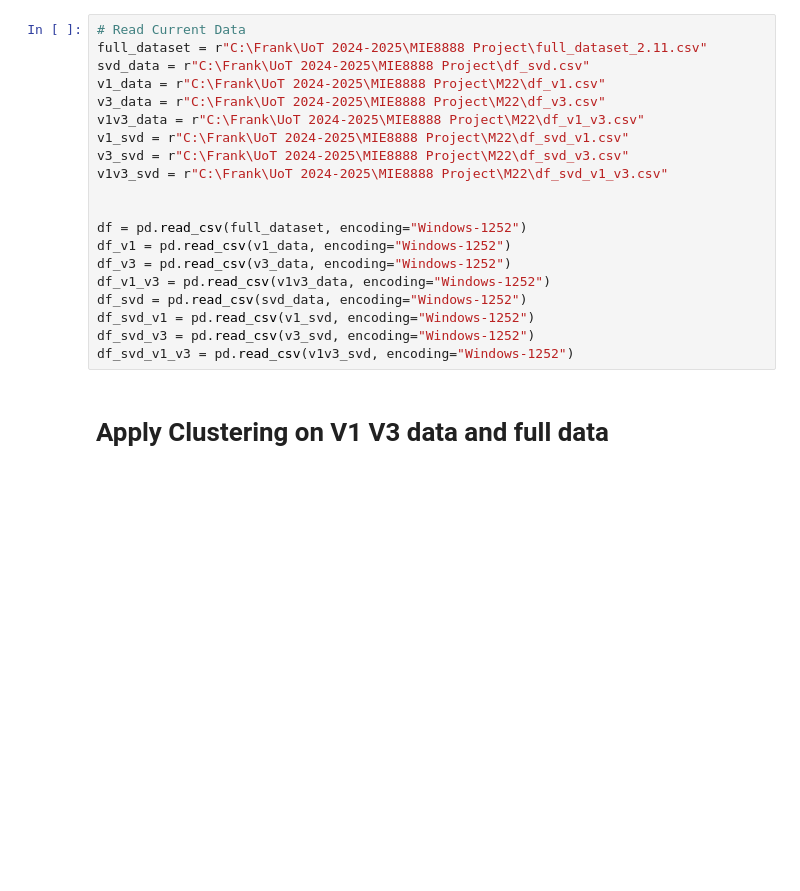
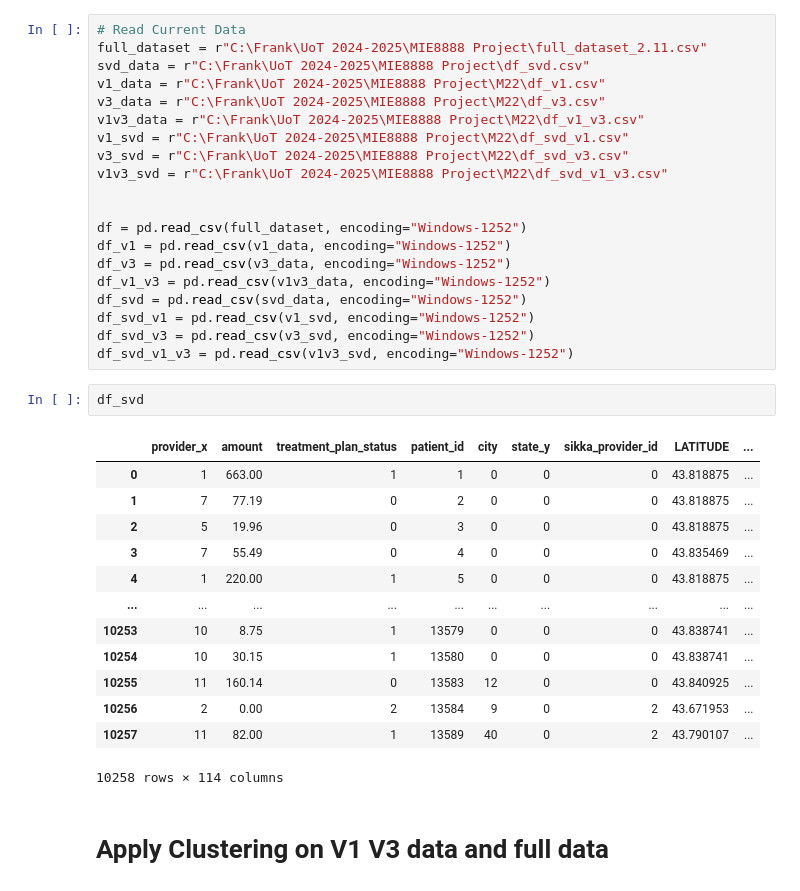
Before and after one commit to Fulankeee/SmilePass, a Jupyter notebook: Recommondation_Trajectory/Statistical_insights_clustering.ipynb, the cells around one changed output. Drawn from its saved outputs; the diff is of its cells as text; blank space fills up the shorter version.

```diff
--- a/Recommondation_Trajectory/Statistical_insights_clustering.ipynb
+++ b/Recommondation_Trajectory/Statistical_insights_clustering.ipynb
@@ -28,6 +28,22 @@ df_svd = pd.read_csv(svd_data, encoding="Windows-1252")
 df_svd_v1 = pd.read_csv(v1_svd, encoding="Windows-1252")
 df_svd_v3 = pd.read_csv(v3_svd, encoding="Windows-1252")
 df_svd_v1_v3 = pd.read_csv(v1v3_svd, encoding="Windows-1252")
+# %%
+df_svd
+# %% [output]
+|  | provider_x | amount | treatment_plan_status | patient_id | city | state_y | sikka_provider_id | LATITUDE | ... |
+| 0 | 1 | 663.00 | 1 | 1 | 0 | 0 | 0 | 43.818875 | ... |
+| 1 | 7 | 77.19 | 0 | 2 | 0 | 0 | 0 | 43.818875 | ... |
+| 2 | 5 | 19.96 | 0 | 3 | 0 | 0 | 0 | 43.818875 | ... |
+| 3 | 7 | 55.49 | 0 | 4 | 0 | 0 | 0 | 43.835469 | ... |
+| 4 | 1 | 220.00 | 1 | 5 | 0 | 0 | 0 | 43.818875 | ... |
+| ... | ... | ... | ... | ... | ... | ... | ... | ... | ... |
+| 10253 | 10 | 8.75 | 1 | 13579 | 0 | 0 | 0 | 43.838741 | ... |
+| 10254 | 10 | 30.15 | 1 | 13580 | 0 | 0 | 0 | 43.838741 | ... |
+| 10255 | 11 | 160.14 | 0 | 13583 | 12 | 0 | 0 | 43.840925 | ... |
+| 10256 | 2 | 0.00 | 2 | 13584 | 9 | 0 | 2 | 43.671953 | ... |
+| 10257 | 11 | 82.00 | 1 | 13589 | 40 | 0 | 2 | 43.790107 | ... |
+10258 rows × 114 columns
 # %% [markdown]
 # Apply Clustering on V1 V3 data and full data
 # %%
```
Also changed, not shown: parts of 5 cells of this notebook, 2 other files.
